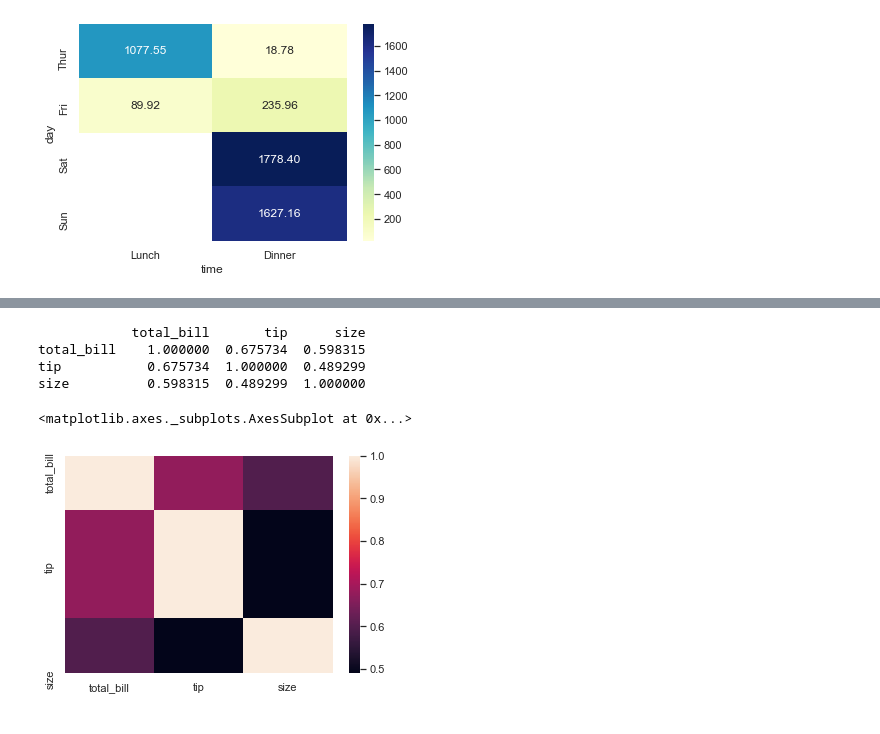
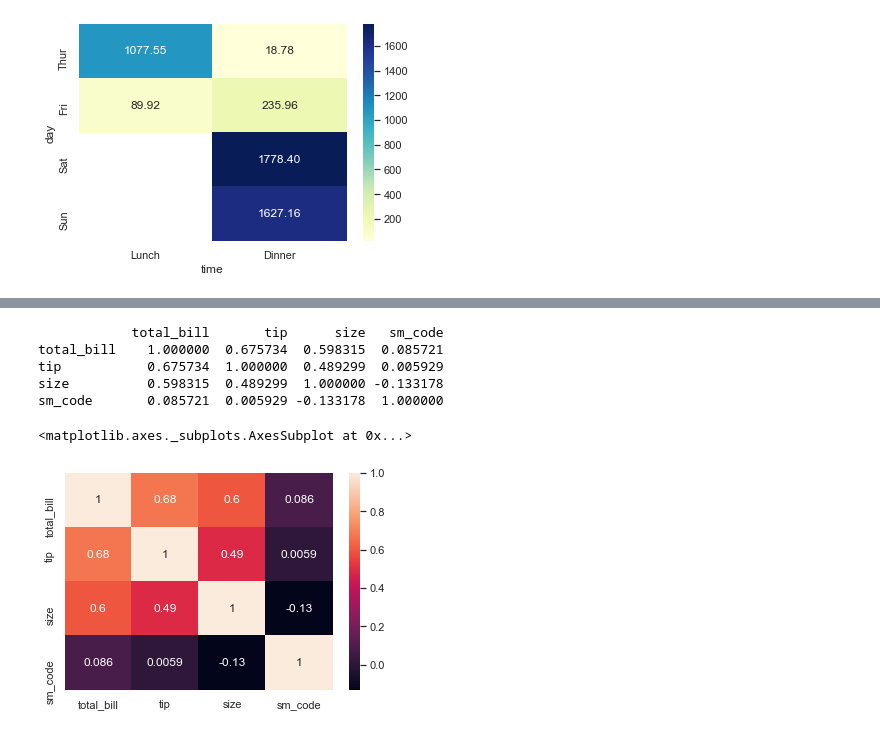
Before and after one commit to srikanthpragada/DS_06_APR_2020, a Jupyter notebook: charts/seaborn_demo.ipynb, the cells around one changed output, grey strips where cells are left out. Saved outputs shown, nothing was run; the diff lists cells and outputs as text; code cells hidden in the pictures.

```diff
--- a/charts/seaborn_demo.ipynb
+++ b/charts/seaborn_demo.ipynb
@@ -225,14 +244,15 @@ ax = sns.heatmap(fl_summary)
 # %%
 cm = tips.corr()
 print(cm)
-sns.heatmap(cm)
+sns.heatmap(cm, annot=True)
 # %% [output]
-            total_bill       tip      size
-total_bill    1.000000  0.675734  0.598315
-tip           0.675734  1.000000  0.489299
-size          0.598315  0.489299  1.000000
+            total_bill       tip      size   sm_code
+total_bill    1.000000  0.675734  0.598315  0.085721
+tip           0.675734  1.000000  0.489299  0.005929
+size          0.598315  0.489299  1.000000 -0.133178
+sm_code       0.085721  0.005929 -0.133178  1.000000
 <matplotlib.axes._subplots.AxesSubplot at 0x...>
-[figure, old version]
+[figure, new version]
 # %%
 tips['sm_code'] = tips.smoker.apply(lambda v : 1 if v == 'Yes' else 0)
 tips.sm_code = tips.sm_code.astype('int32')
```
Also changed, not shown: parts of 11 cells of this notebook, 6 other files.
